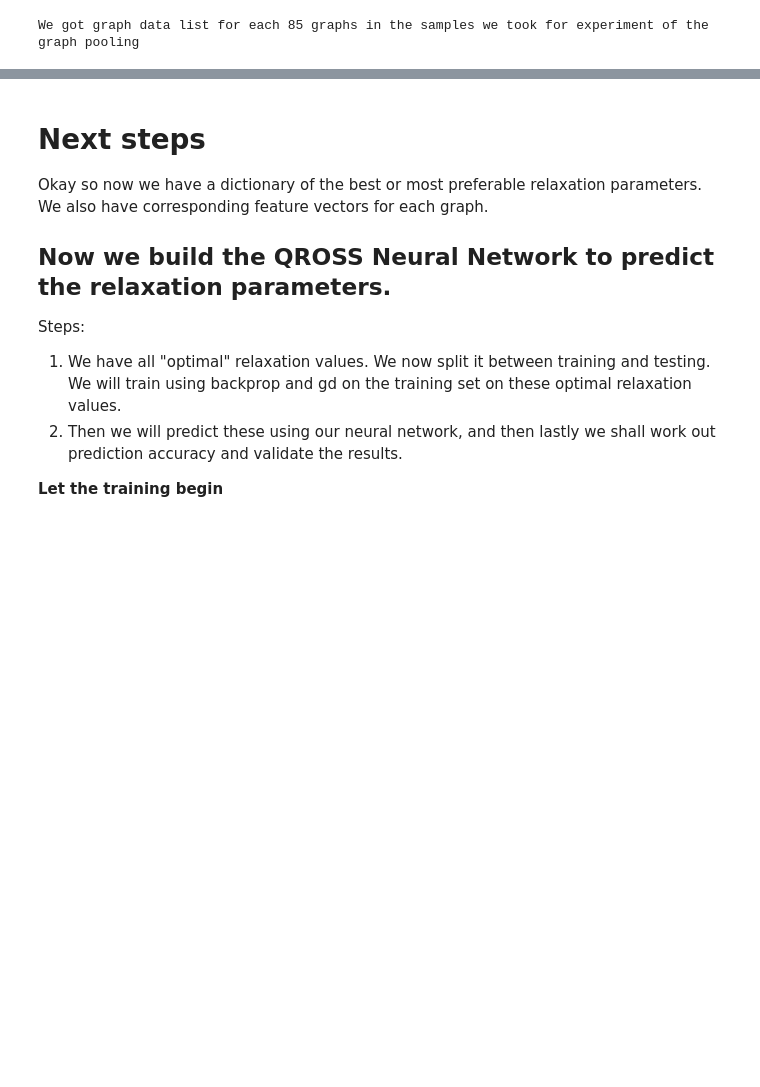
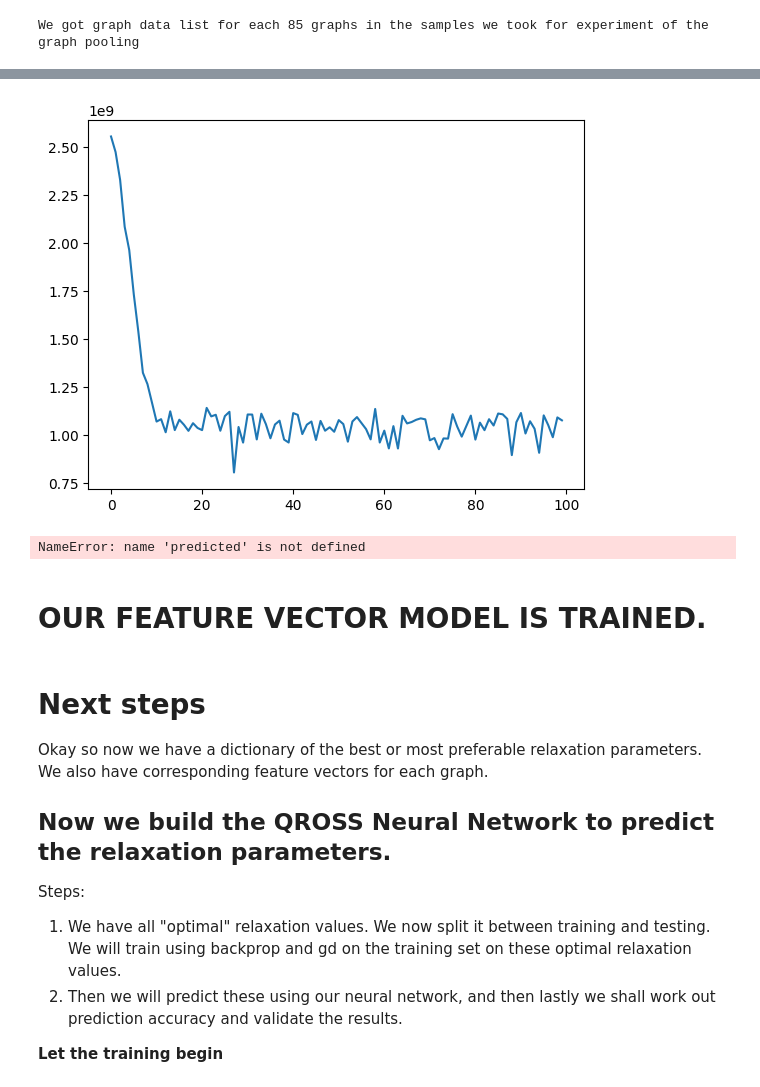
Before and after one commit to ronitd2002/QROSS-GCN-project, a Jupyter notebook: trial-notebooks/QROSS_Naive-Autoencoder.ipynb, the cells around one changed output, grey strips where cells are left out. Saved outputs shown, nothing was run; the diff lists cells and outputs as text; code cells hidden in the pictures; blank space fills up the shorter version.

Commit message:
Train the GCN

```diff
--- a/trial-notebooks/QROSS_Naive-Autoencoder.ipynb
+++ b/trial-notebooks/QROSS_Naive-Autoencoder.ipynb
@@ -580,0 +655,12 @@ min_relaxations
+# %%
+def train_model(model, train_loader, optimizer, criterion):
+    model.train()
+    total_loss = 0
+    for data in train_loader:
+        optimizer.zero_grad()
+        out = model(data.x, data.edge_index)
+        loss = criterion(out.squeeze(), data.y)
+        loss.backward()
+        optimizer.step()
+        total_loss += loss.item()
+    return total_loss / len(train_loader)
@@ -580,0 +688,2 @@ min_relaxations
+# %%
+train_graphs, train_A, test_graphs, test_A = split_data(graphs,min_relaxations)
@@ -580,0 +694,21 @@ min_relaxations
+# %%
+train_dataset = prepare_dataset(train_graphs, train_A)
+test_dataset = prepare_dataset(test_graphs, test_A)
+
+train_loader = DataLoader(train_dataset, batch_size=8, shuffle=True)
+test_loader = DataLoader(test_dataset, batch_size=8, shuffle=False)
+# %%
+input_dim = 2
+hidden_dim = 16
+output_dim = 1
+model = GraphFeatureExtractor(input_dim, hidden_dim, output_dim)
+criterion = nn.MSELoss()
+optimizer = optim.Adam(model.parameters(), lr=0.01)
+
+train_losses =[]
+epochs = 100
+for epoch in range(epochs):
+    train_loss = train_model(model, train_loader, optimizer, criterion)
+    train_losses.append(train_loss)
+    #val_loss, predicted, actual = validate_model(model, test_loader, criterion)
+    print(f"Epoch {epoch+1}/{epochs}, Train Loss: {train_loss:.4f}")
@@ -581,3 +733,15 @@ min_relaxations
+# %%
+plt.plot(train_losses)
+plt.show()
+# %% [output]
+[figure, added]
+# %%
+validation_vector = [(pred - act) ** 2 for pred, act in zip(predicted, actual)]
+print(f"Validation Vector: {validation_vector}")
+# %% [output]
+NameError: name 'predicted' is not defined
+# %% [markdown]
+# **OUR FEATURE VECTOR MODEL IS TRAINED.**
 # %% [markdown]
 # Next steps
 Okay so now we have a dictionary of the best or most preferable relaxation parameters. We also have corresponding feature vectors for each graph.
```
Also changed, not shown: parts of 29 cells of this notebook.
